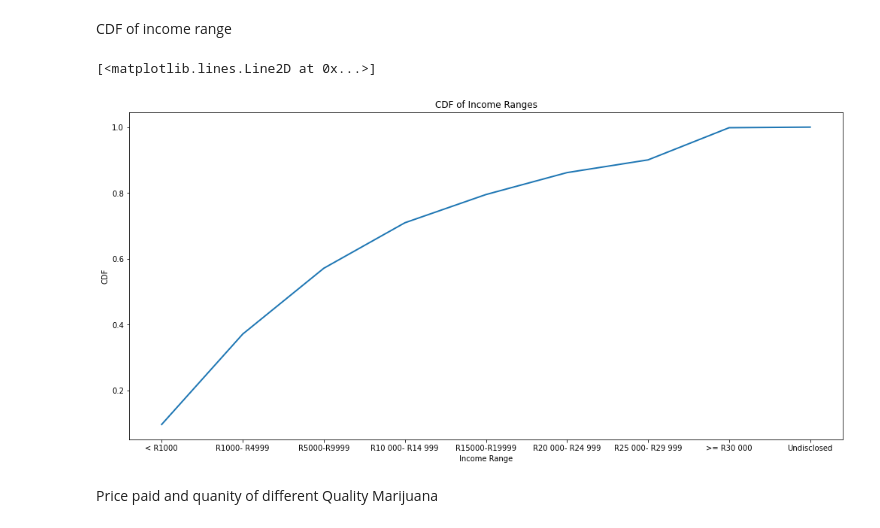
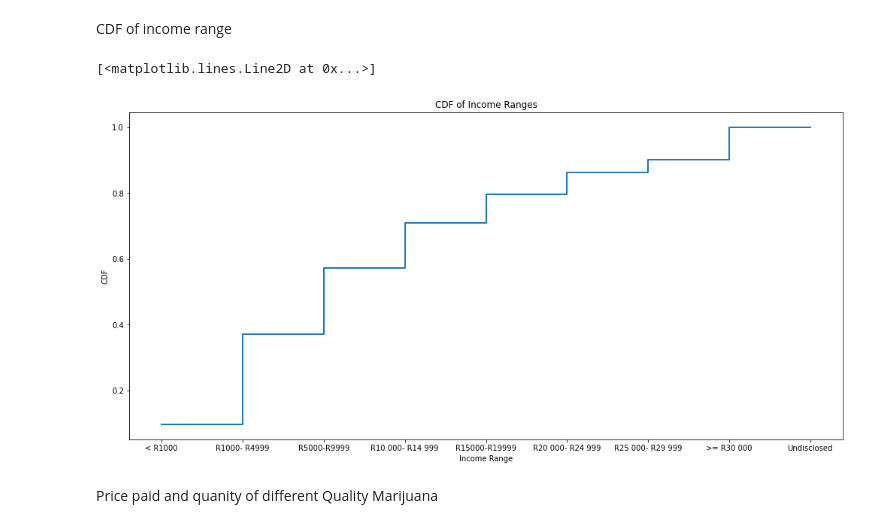
Before and after one commit to Matkicail/DAE-Project, a Jupyter notebook: daeRough.ipynb, the cells around one changed output. Drawn from its saved outputs; the diff is of its cells as text; code cells hidden in the pictures.

```diff
--- a/daeRough.ipynb
+++ b/daeRough.ipynb
@@ -1841,35 +1841,35 @@ plotData = dataset.copy()
 incomeRange = plotData[['q5']]
 incomeRange = incomeRange.value_counts(sort=False)/incomeRange.value_counts(sort=False).sum()
 
 income_values = np.array(incomeRange)
 
 cdf_vals = np.zeros(len(income_values))
 
 for i in range(len(cdf_vals)):
     if i>0:
         cdf_vals[i] = cdf_vals[i-1]+income_values[i]
     else:
         cdf_vals[i] = income_values[i]
 
 labels = []
 labels.append("< R1000")
 labels.append("R1000- R4999")
 labels.append("R5000-R9999")
 labels.append("R10 000- R14 999")
 labels.append("R15000-R19999")
 labels.append("R20 000- R24 999")
 labels.append("R25 000- R29 999")
 labels.append(">= R30 000")
 labels.append("Undisclosed")
 
 plt.figure(figsize=(17,8))
 plt.xlabel('Income Range')
 plt.ylabel('CDF')
 plt.title("CDF of Income Ranges")
-plt.plot(labels,cdf_vals,lw=2)
+plt.plot(labels,cdf_vals,lw=2, drawstyle="steps-post")
 # %% [output]
 [<matplotlib.lines.Line2D at 0x...>]
-[figure, old version]
+[figure, new version]
 # %% [markdown]
 Price paid and quanity of different Quality Marijuana
 # %%
```
Also changed, not shown: parts of 19 cells of this notebook.
